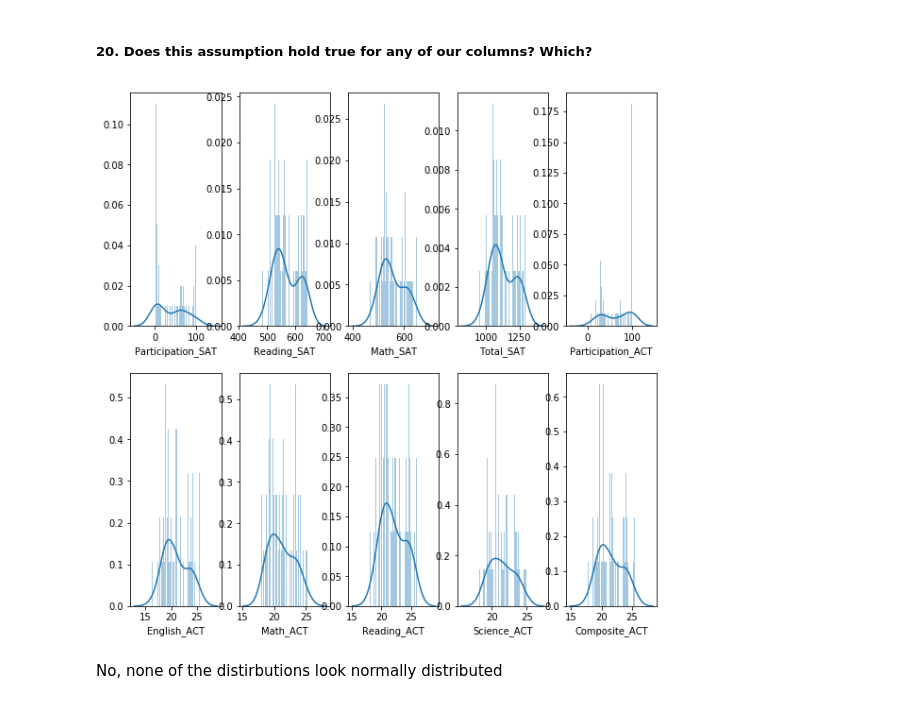
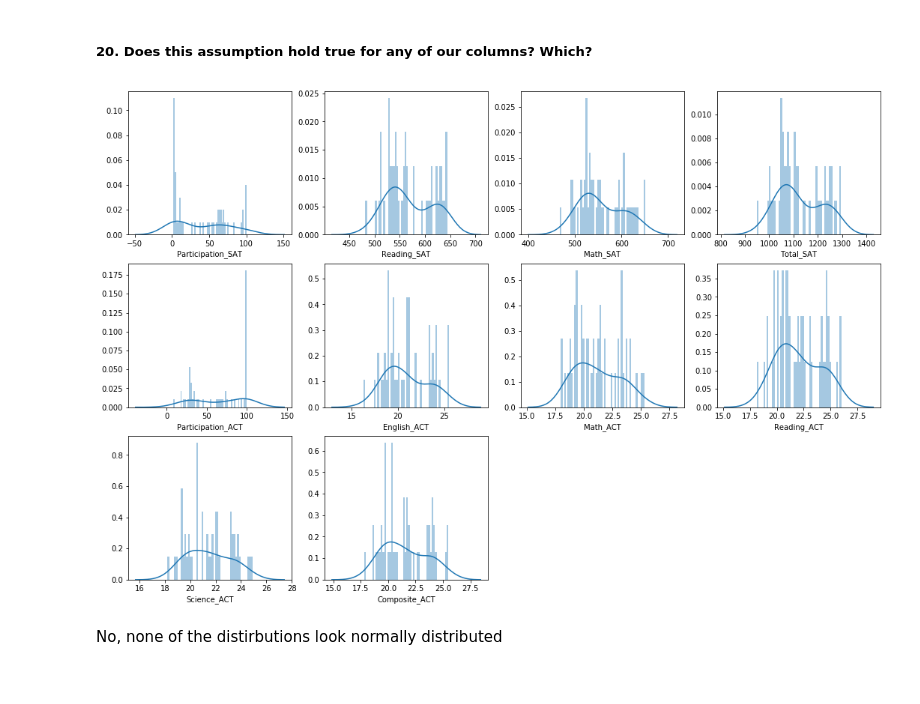
Before and after one commit to wipegup/TestScores, a Jupyter notebook: code/Project-1-Peterson.ipynb, the cells around one changed output. Cells and saved outputs as stored; diff of their text form; code cells hidden in the pictures.

```diff
--- a/code/Project-1-Peterson.ipynb
+++ b/code/Project-1-Peterson.ipynb
@@ -282,14 +370,13 @@ The most common assumption to make about data is that it is normally distributed
 # %% [markdown]
 ##### 20. Does this assumption hold true for any of our columns? Which?
 # %%
-plt.figure(1, figsize=(10,10))
+plt.figure(1, figsize=(18,12))
 for i in range(1,len(comb.columns)):
-    plt.subplot(2,5,i)
+    plt.subplot(3,4,i)
     sns.distplot(comb.iloc[:,i], bins = 50, kde = True)
-    #plt.title([10,20,30,50,75,100][i])
 plt.show()
 # %% [output]
-[figure, old version]
+[figure, new version]
 # %% [markdown]
 No, none of the distirbutions look normally distributed
 # %%
```
Also changed, not shown: parts of 33 cells of this notebook.
